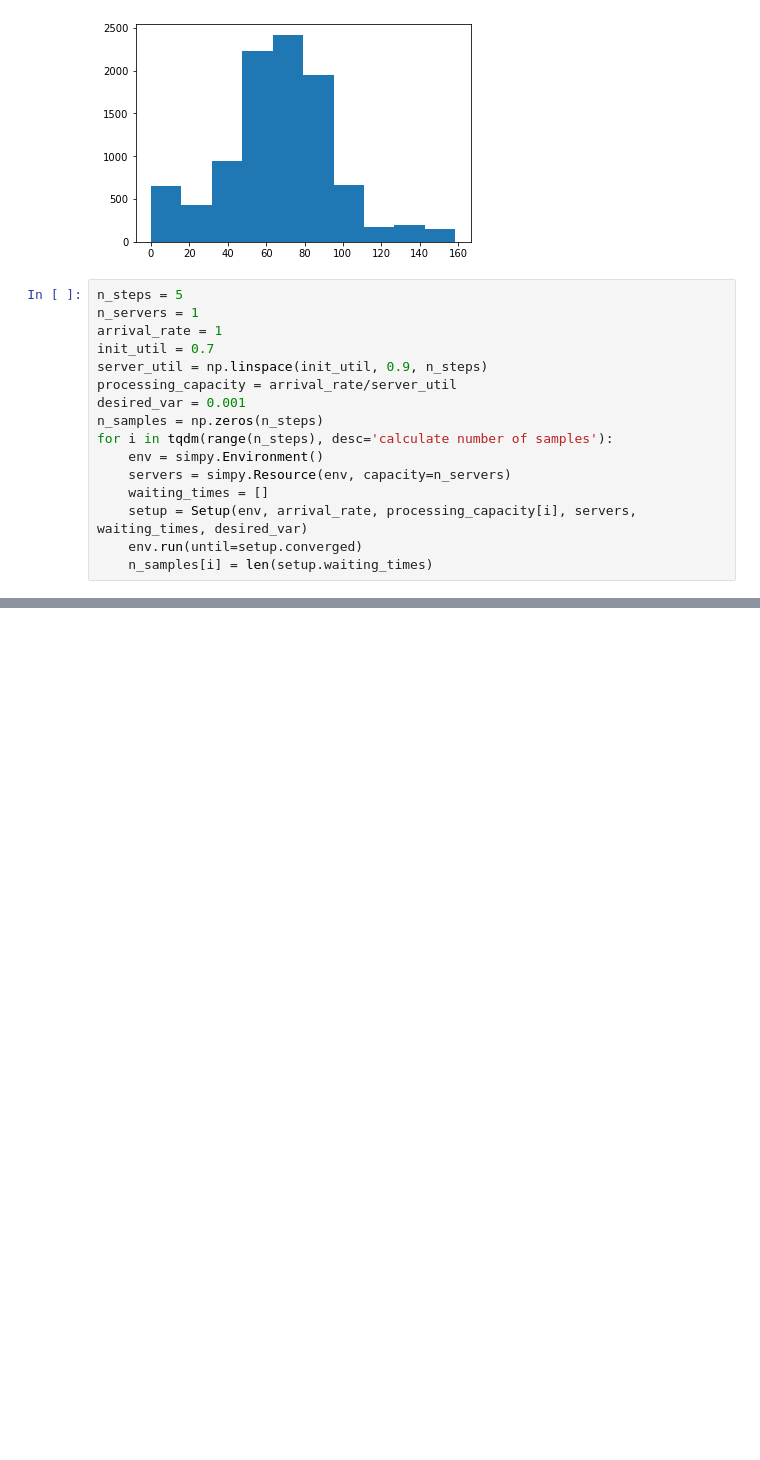
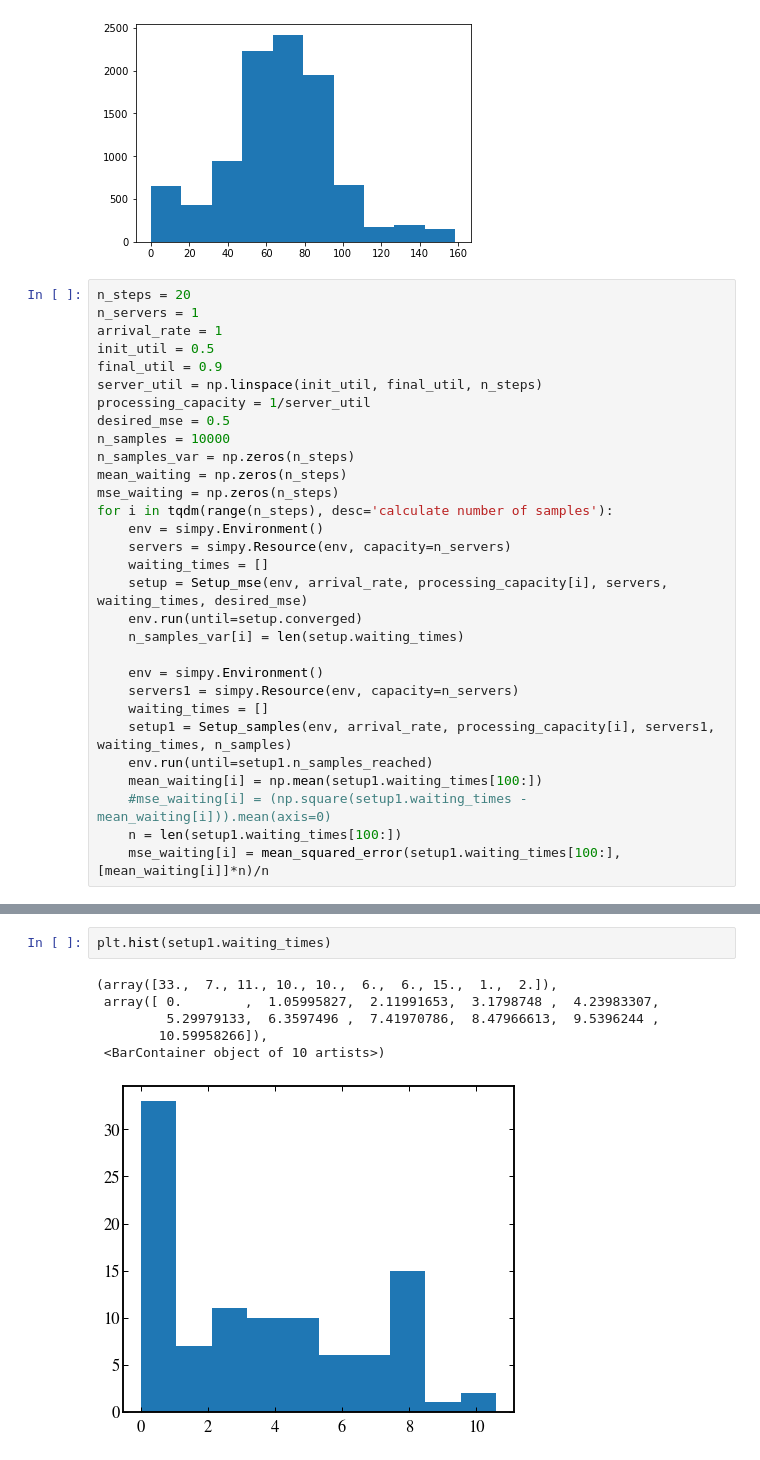
Before and after one commit to jasperw1999/DES-SimpleQueues, a Jupyter notebook: DES_v1.ipynb, the cells around one changed output, grey strips where cells are left out. Drawn from its saved outputs; the diff is of its cells as text; blank space fills up the shorter version.

```diff
--- a/DES_v1.ipynb
+++ b/DES_v1.ipynb
@@ -51,19 +79,33 @@ print((server_util/capacity)/(1-server_util))
 999998.9999712444
 [figure]
 # %%
-n_steps = 5
+n_steps = 20
 n_servers = 1
 arrival_rate = 1
-init_util = 0.7
-server_util = np.linspace(init_util, 0.9, n_steps)
-processing_capacity = arrival_rate/server_util
-desired_var = 0.001
-n_samples = np.zeros(n_steps)
+init_util = 0.5
+final_util = 0.9
+server_util = np.linspace(init_util, final_util, n_steps)
+processing_capacity = 1/server_util
+desired_mse = 0.5
+n_samples = 10000
+n_samples_var = np.zeros(n_steps)
+mean_waiting = np.zeros(n_steps)
+mse_waiting = np.zeros(n_steps)
 for i in tqdm(range(n_steps), desc='calculate number of samples'):
     env = simpy.Environment()
     servers = simpy.Resource(env, capacity=n_servers)
     waiting_times = []
-    setup = Setup(env, arrival_rate, processing_capacity[i], servers, waiting_times, desired_var)
+    setup = Setup_mse(env, arrival_rate, processing_capacity[i], servers, waiting_times, desired_mse)
     env.run(until=setup.converged)
-    n_samples[i] = len(setup.waiting_times)
+    n_samples_var[i] = len(setup.waiting_times)
+
+    env = simpy.Environment()
+    servers1 = simpy.Resource(env, capacity=n_servers)
+    waiting_times = []
+    setup1 = Setup_samples(env, arrival_rate, processing_capacity[i], servers1, waiting_times, n_samples)
+    env.run(until=setup1.n_samples_reached)
+    mean_waiting[i] = np.mean(setup1.waiting_times[100:])
+    #mse_waiting[i] = (np.square(setup1.waiting_times - mean_waiting[i])).mean(axis=0)
+    n = len(setup1.waiting_times[100:])
+    mse_waiting[i] = mean_squared_error(setup1.waiting_times[100:], [mean_waiting[i]]*n)/n
 # %%
@@ -73,0 +130,9 @@ plt.plot(server_util,n_samples)
+# %%
+plt.hist(setup1.waiting_times)
+# %% [output]
+(array([33.,  7., 11., 10., 10.,  6.,  6., 15.,  1.,  2.]),
+ array([ 0.        ,  1.05995827,  2.11991653,  3.1798748 ,  4.23983307,
+         5.29979133,  6.3597496 ,  7.41970786,  8.47966613,  9.5396244 ,
+        10.59958266]),
+ <BarContainer object of 10 artists>)
+[figure, added]
```
Also changed, not shown: parts of 3 cells of this notebook, 1 other file.
